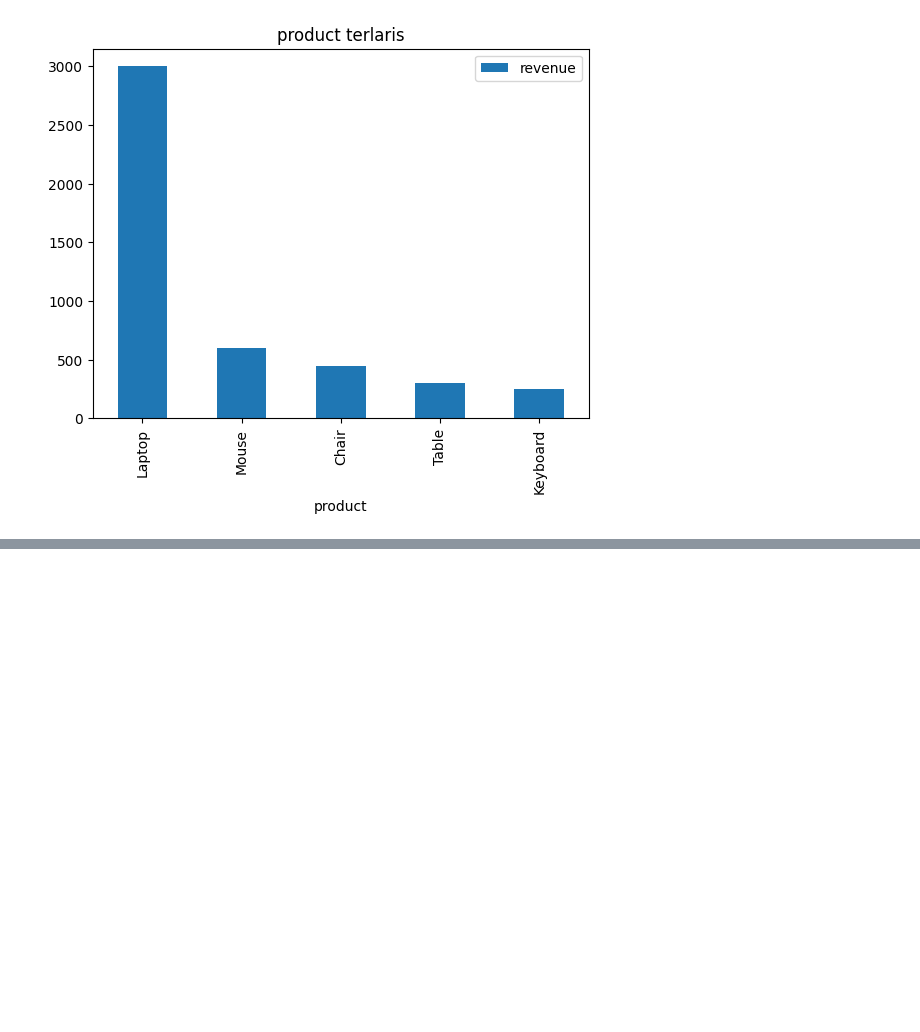
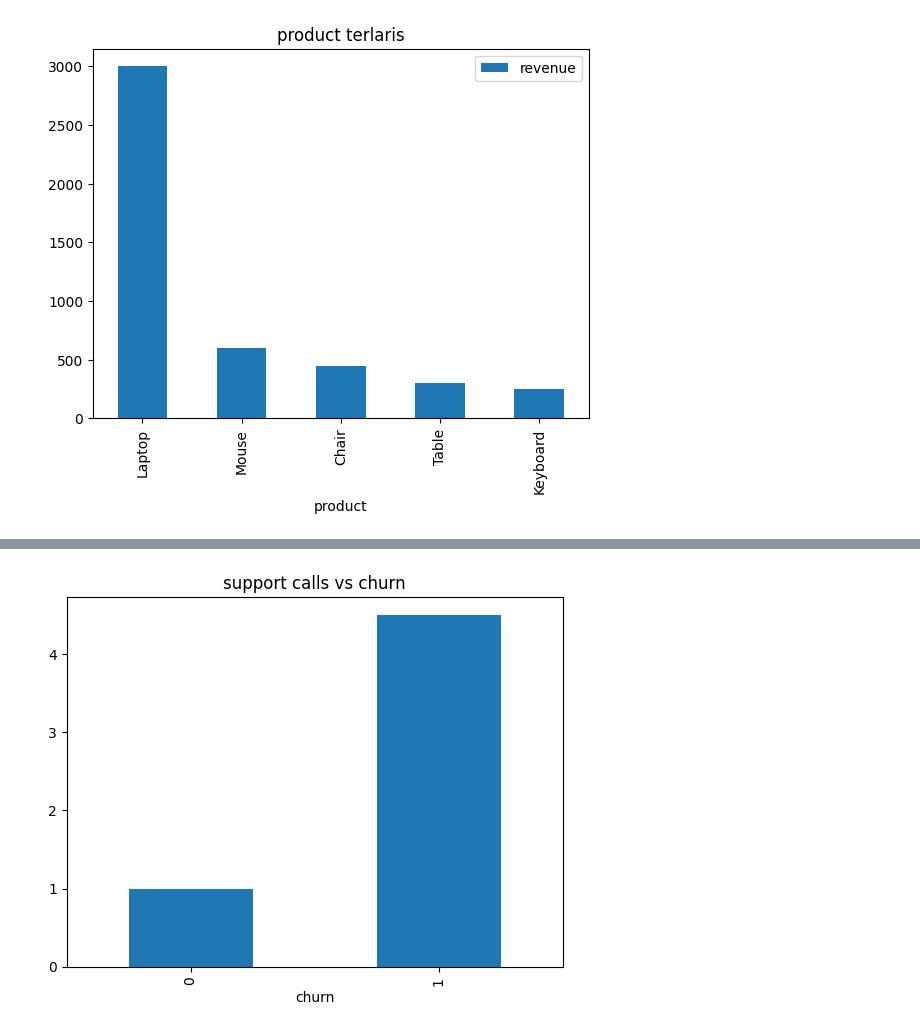
Before and after one commit to Ninezik/analisis, a Jupyter notebook: notebook/coba1.ipynb, the cells around one changed output, grey strips where cells are left out. Cells and saved outputs as stored; diff of their text form; code cells hidden in the pictures; blank space fills up the shorter version.

```diff
--- a/notebook/coba1.ipynb
+++ b/notebook/coba1.ipynb
@@ -71,0 +123,7 @@ plt.show()
+# %%
+import matplotlib.pyplot as plt
+df2.groupby('churn')['support_calls'].mean().plot(kind='bar',x='churn',y='mean of support calls')
+plt.title('support calls vs churn')
+plt.show()
+# %% [output]
+[figure, added]
```
Also changed, not shown: parts of 7 cells of this notebook, 1 other file.
